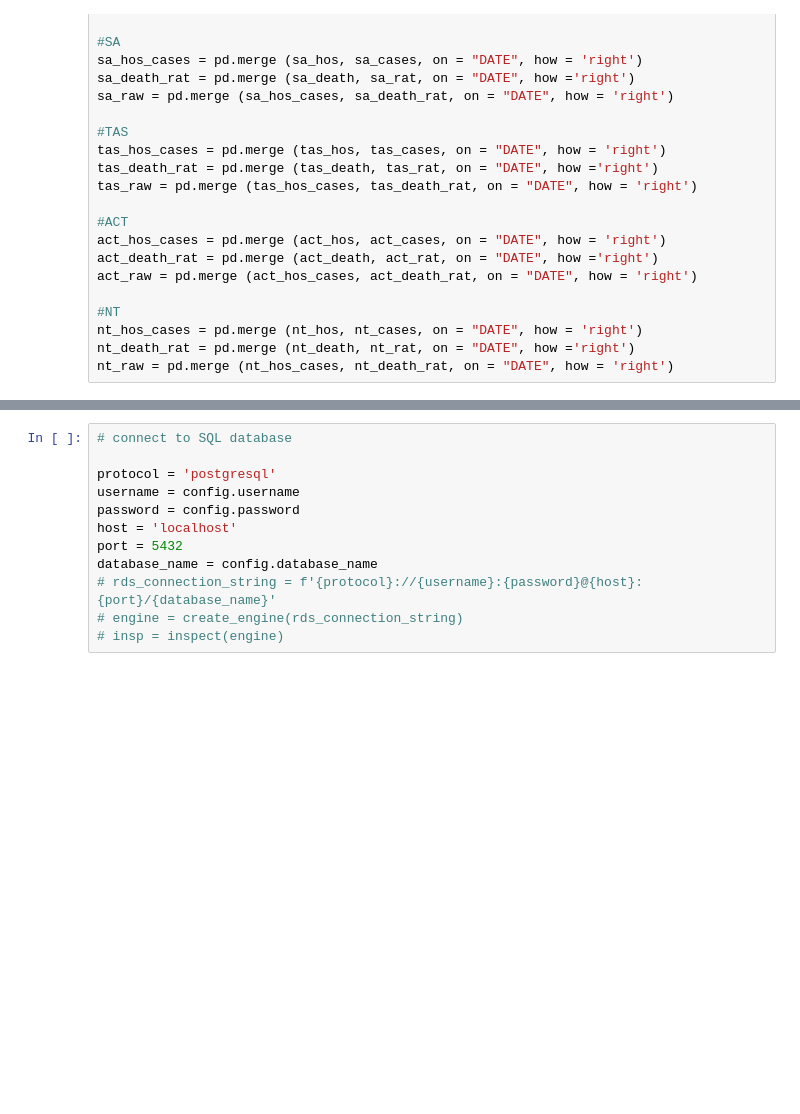
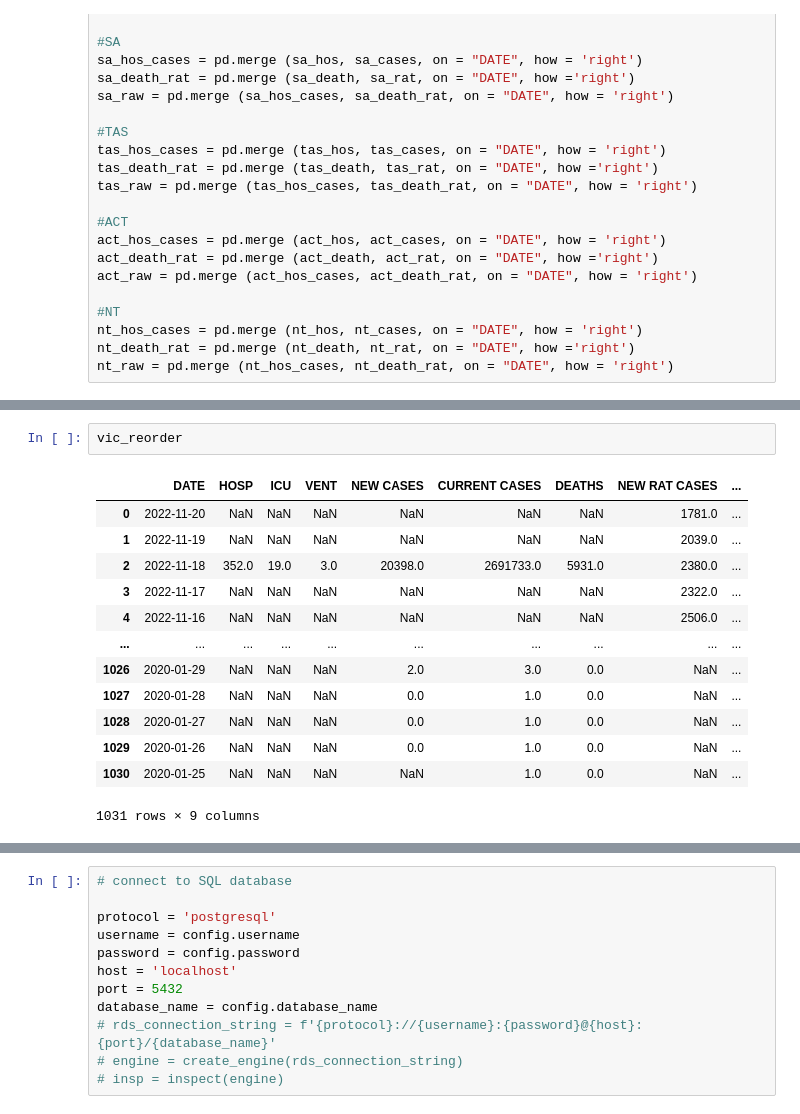
Before and after one commit to Alphaomegainfinity/melb_cup, a Jupyter notebook: main.ipynb, the cells around one changed output, grey strips where cells are left out. Saved outputs shown, nothing was run; the diff lists cells and outputs as text; blank space fills up the shorter version.

```diff
--- a/main.ipynb
+++ b/main.ipynb
@@ -233,0 +234,16 @@ See the caveats in the documentation: https://pandas.pydata.org/pandas-docs/stab
+# %%
+vic_reorder
+# %% [output]
+|  | DATE | HOSP | ICU | VENT | NEW CASES | CURRENT CASES | DEATHS | NEW RAT CASES | ... |
+| 0 | 2022-11-20 | NaN | NaN | NaN | NaN | NaN | NaN | 1781.0 | ... |
+| 1 | 2022-11-19 | NaN | NaN | NaN | NaN | NaN | NaN | 2039.0 | ... |
+| 2 | 2022-11-18 | 352.0 | 19.0 | 3.0 | 20398.0 | 2691733.0 | 5931.0 | 2380.0 | ... |
+| 3 | 2022-11-17 | NaN | NaN | NaN | NaN | NaN | NaN | 2322.0 | ... |
+| 4 | 2022-11-16 | NaN | NaN | NaN | NaN | NaN | NaN | 2506.0 | ... |
+| ... | ... | ... | ... | ... | ... | ... | ... | ... | ... |
+| 1026 | 2020-01-29 | NaN | NaN | NaN | 2.0 | 3.0 | 0.0 | NaN | ... |
+| 1027 | 2020-01-28 | NaN | NaN | NaN | 0.0 | 1.0 | 0.0 | NaN | ... |
+| 1028 | 2020-01-27 | NaN | NaN | NaN | 0.0 | 1.0 | 0.0 | NaN | ... |
+| 1029 | 2020-01-26 | NaN | NaN | NaN | 0.0 | 1.0 | 0.0 | NaN | ... |
+| 1030 | 2020-01-25 | NaN | NaN | NaN | NaN | 1.0 | 0.0 | NaN | ... |
+1031 rows × 9 columns
```
Also changed, not shown: parts of 5 cells of this notebook.
